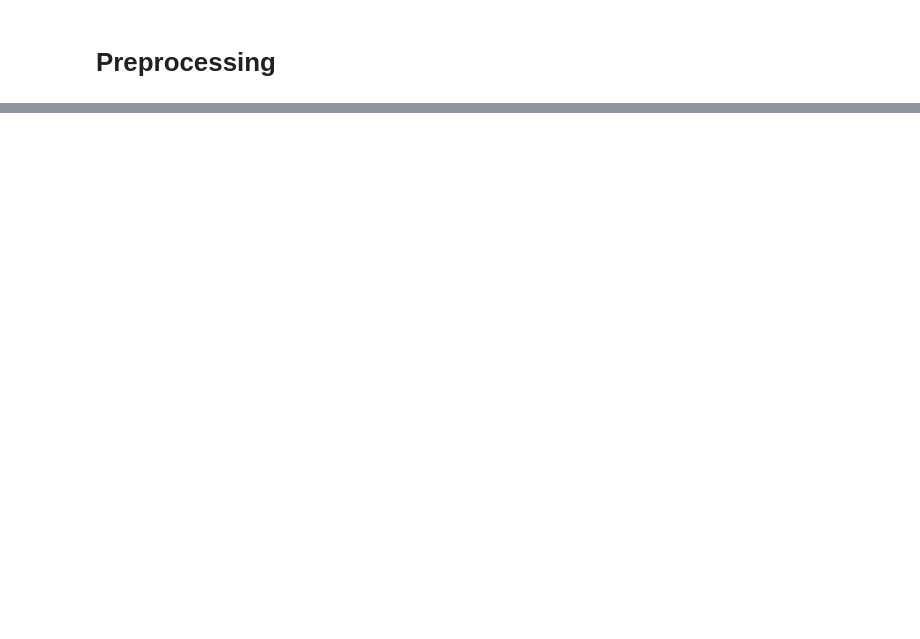
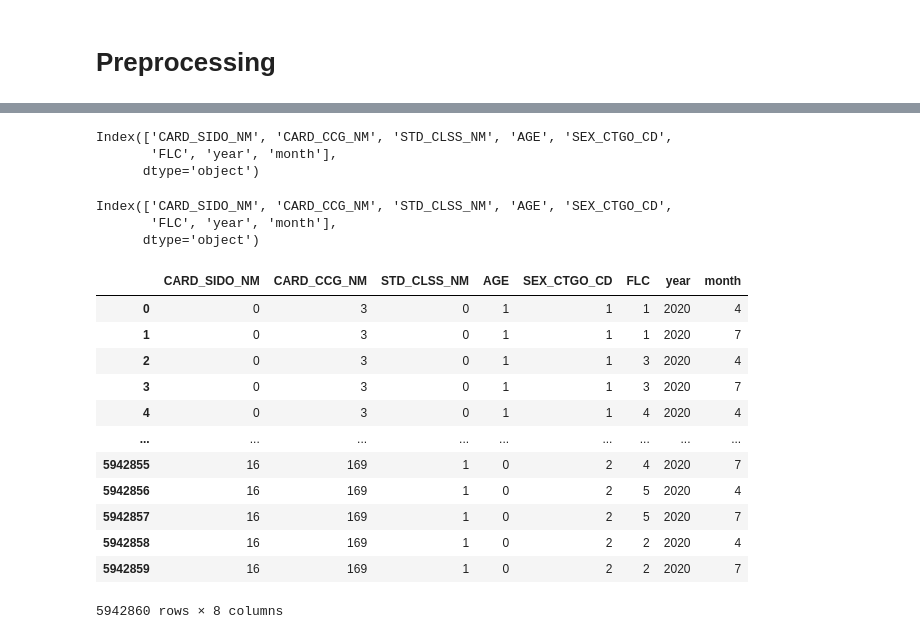
Before and after one commit to Hinterhalter/Jeju-Card-Use-Predict, a Jupyter notebook: cluster_1.ipynb, the cells around one changed output, grey strips where cells are left out. Drawn from its saved outputs; the diff is of its cells as text; code cells hidden in the pictures; blank space fills up the shorter version.

```diff
--- a/cluster_1.ipynb
+++ b/cluster_1.ipynb
@@ -192,0 +247,51 @@ print("Score on test set : {:.3f}".format(svm_uncustomized.score(X_test,y_test))
+# %%
+X.columns
+# %% [output]
+Index(['CARD_SIDO_NM', 'CARD_CCG_NM', 'STD_CLSS_NM', 'AGE', 'SEX_CTGO_CD',
+       'FLC', 'year', 'month'],
+      dtype='object')
+# %%
+# 예측 템플릿 만들기
+CARD_SIDO_NMs = df['CARD_SIDO_NM'].unique()
+STD_CLSS_NMs  = df['STD_CLSS_NM'].unique()
+CARD_CCG_NMs  = df['CARD_CCG_NM'].unique()
+AGEs          = df['AGE'].unique()
+SEX_CTGO_CDs  = df['SEX_CTGO_CD'].unique()
+FLCs          = df['FLC'].unique()
+years         = [2020]
+months        = [4]
+
+temp = []
+for CARD_SIDO_NM in CARD_SIDO_NMs:
+    for CARD_CCG_NM in CARD_CCG_NMs:
+        for STD_CLSS_NM in STD_CLSS_NMs:
+            for AGE in AGEs:
+                for SEX_CTGO_CD in SEX_CTGO_CDs:
+                    for FLC in FLCs:
+                        for year in years:
+                            for month in months:
+                                temp.append([CARD_SIDO_NM, CARD_CCG_NM,STD_CLSS_NM,  AGE, SEX_CTGO_CD, FLC, year, month])
+temp = np.array(temp)
+temp = pd.DataFrame(data=temp, columns=X.columns)
+# %%
+X.columns
+# %% [output]
+Index(['CARD_SIDO_NM', 'CARD_CCG_NM', 'STD_CLSS_NM', 'AGE', 'SEX_CTGO_CD',
+       'FLC', 'year', 'month'],
+      dtype='object')
+# %%
+temp
+# %% [output]
+|  | CARD_SIDO_NM | CARD_CCG_NM | STD_CLSS_NM | AGE | SEX_CTGO_CD | FLC | year | month |
+| 0 | 0 | 3 | 0 | 1 | 1 | 1 | 2020 | 4 |
+| 1 | 0 | 3 | 0 | 1 | 1 | 1 | 2020 | 7 |
+| 2 | 0 | 3 | 0 | 1 | 1 | 3 | 2020 | 4 |
+| 3 | 0 | 3 | 0 | 1 | 1 | 3 | 2020 | 7 |
+| 4 | 0 | 3 | 0 | 1 | 1 | 4 | 2020 | 4 |
+| ... | ... | ... | ... | ... | ... | ... | ... | ... |
+| 5942855 | 16 | 169 | 1 | 0 | 2 | 4 | 2020 | 7 |
+| 5942856 | 16 | 169 | 1 | 0 | 2 | 5 | 2020 | 4 |
+| 5942857 | 16 | 169 | 1 | 0 | 2 | 5 | 2020 | 7 |
+| 5942858 | 16 | 169 | 1 | 0 | 2 | 2 | 2020 | 4 |
+| 5942859 | 16 | 169 | 1 | 0 | 2 | 2 | 2020 | 7 |
+5942860 rows × 8 columns
```
Also changed, not shown: parts of 31 cells of this notebook.
